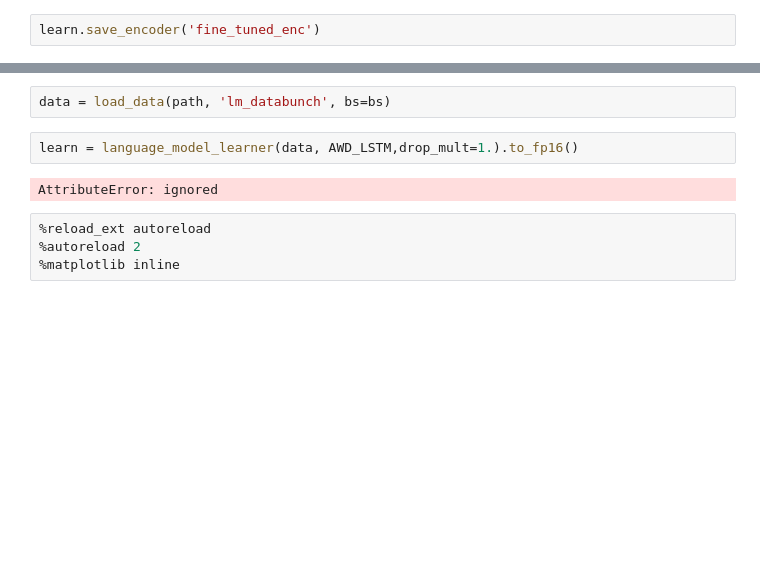
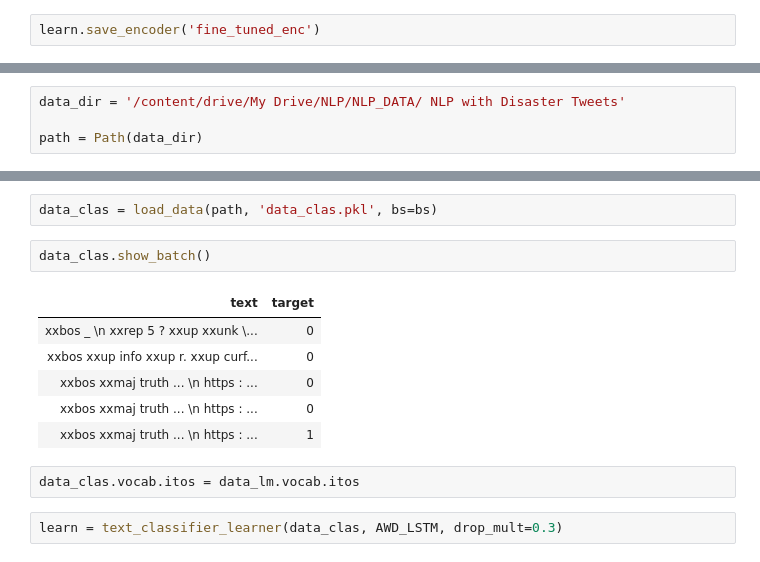
Before and after one commit to rajibmondal/Projects.NLP, a Jupyter notebook: NLP_with_Disaster_Tweets.ipynb, the cells around one changed output, grey strips where cells are left out. Drawn from its saved outputs; the diff is of its cells as text; blank space fills up the shorter version.

```diff
--- a/NLP_with_Disaster_Tweets.ipynb
+++ b/NLP_with_Disaster_Tweets.ipynb
@@ -196,0 +209,4 @@ data.save('lm_databunch')
+# %%
+data_dir = '/content/drive/My Drive/NLP/NLP_DATA/ NLP with Disaster Tweets'
+
+path = Path(data_dir)
@@ -197,10 +232,15 @@ data.save('lm_databunch')
 # %%
-data = load_data(path, 'lm_databunch', bs=bs)
+data_clas = load_data(path, 'data_clas.pkl', bs=bs)
-# %%
-learn = language_model_learner(data, AWD_LSTM,drop_mult=1.).to_fp16()
-# %% [output]
-AttributeError: ignored
-# %%
-%reload_ext autoreload
-%autoreload 2
-%matplotlib inline
+# %%
+data_clas.show_batch()
+# %% [output]
+| text | target |
+| xxbos _ \n xxrep 5 ? xxup xxunk \... | 0 |
+| xxbos xxup info xxup r. xxup curf... | 0 |
+| xxbos xxmaj truth ... \n https : ... | 0 |
+| xxbos xxmaj truth ... \n https : ... | 0 |
+| xxbos xxmaj truth ... \n https : ... | 1 |
+# %%
+data_clas.vocab.itos = data_lm.vocab.itos
+# %%
+learn = text_classifier_learner(data_clas, AWD_LSTM, drop_mult=0.3)
```
Also changed, not shown: parts of 33 cells of this notebook.
